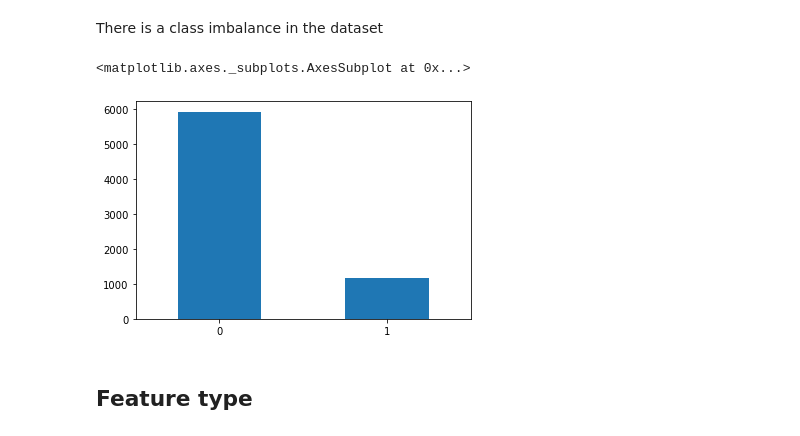
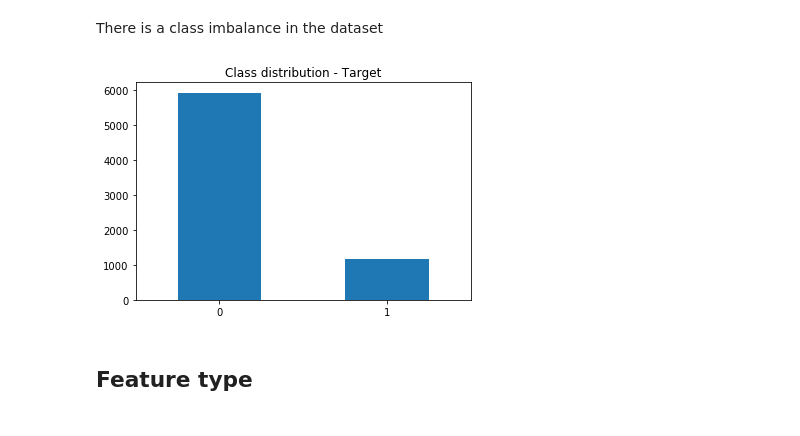
Before and after one commit to giovane-silva/credit_card_churn, a Jupyter notebook: credit_card_churn.ipynb, the cells around one changed output. Drawn from its saved outputs; the diff is of its cells as text; code cells hidden in the pictures.

```diff
--- a/credit_card_churn.ipynb
+++ b/credit_card_churn.ipynb
@@ -92,10 +123,11 @@ X_train.shape
 # %% [markdown]
 There is a class imbalance in the dataset
 # %%
-y_train.iloc[:,0].value_counts().plot(kind = "bar", rot = 0)
+y_train.iloc[:,0].value_counts().plot(kind = "bar", rot = 0, title = "Class distribution - Target")
+
+plt.show()
 # %% [output]
-<matplotlib.axes._subplots.AxesSubplot at 0x...>
-[figure, old version]
+[figure, new version]
 # %% [markdown]
 ## Feature type
 # %%
```
Also changed, not shown: parts of 79 cells of this notebook.
